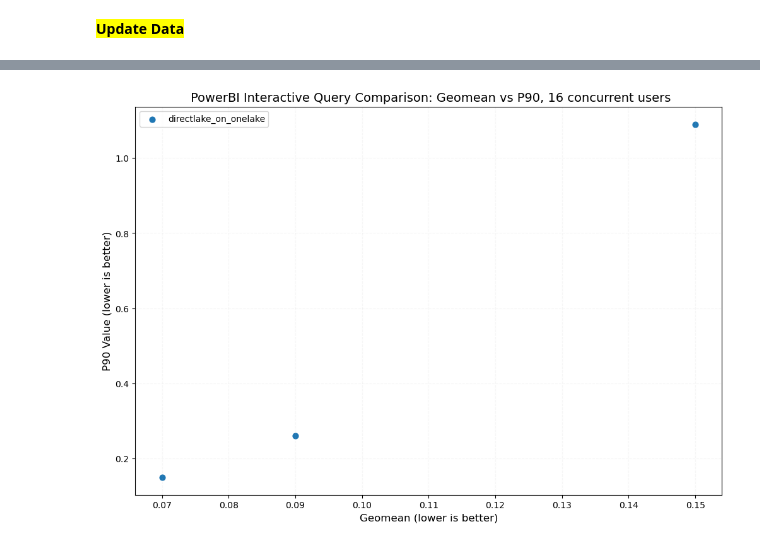
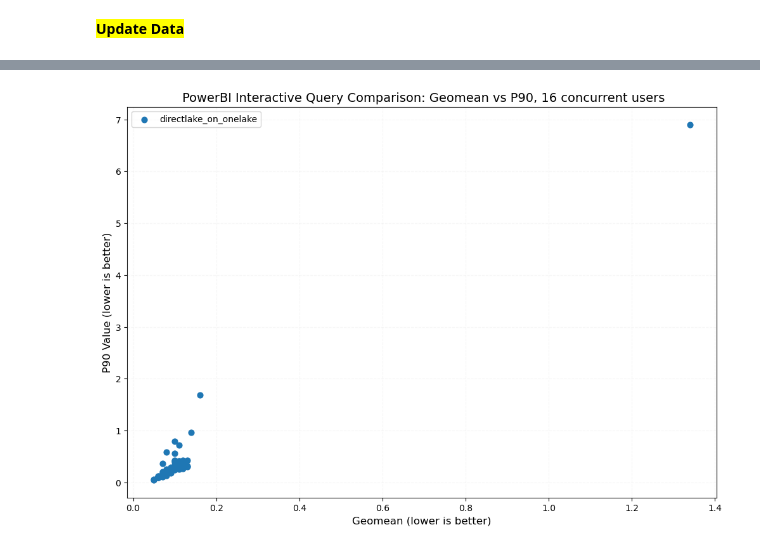
Before and after one commit to djouallah/duckdb_fabric_demo, a Jupyter notebook: Benchmark/Benchmark.ipynb, the cells around one changed output, grey strips where cells are left out. Drawn from its saved outputs; the diff is of its cells as text; code cells hidden in the pictures.

```diff
--- a/Benchmark/Benchmark.ipynb
+++ b/Benchmark/Benchmark.ipynb
@@ -219,15 +233,15 @@ summaryhour.show(max_width=190)
 # %%
-df = duckdb.sql(" select Engine, p90_value,geomean from summaryhour ").df()
+df = duckdb.sql(" select Engine, p90_value,geomean from summaryminute ").df()
 
 plt.figure(figsize=(12,8 ))
 for model, group in df.groupby("Engine"):
     plt.scatter(group["geomean"], group["p90_value"], label=model, s=40)
 
 plt.xlabel("Geomean (lower is better)", fontsize=12)
 plt.ylabel("P90 Value (lower is better)", fontsize=12)
 plt.title(f" PowerBI Interactive Query Comparison: Geomean vs P90, {concurrent_threads} concurrent users", fontsize=14)
 plt.legend()
 plt.grid(True, linestyle="--", alpha=0.1)
 plt.show()
 # %% [output]
-[figure, old version]
+[figure, new version]
```
Also changed, not shown: parts of 5 cells of this notebook.
